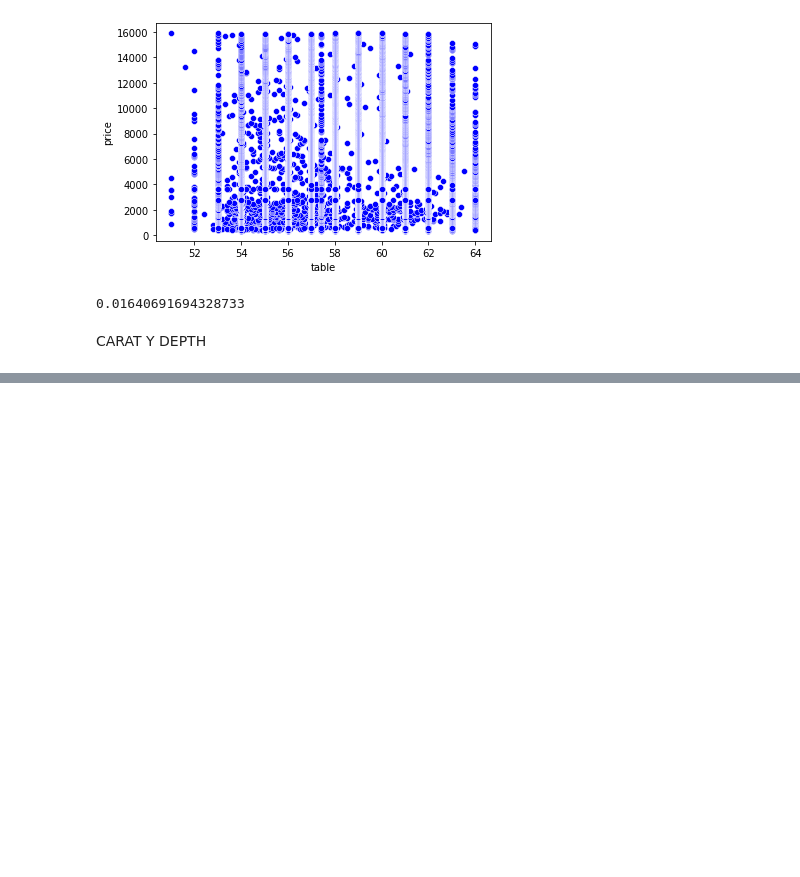
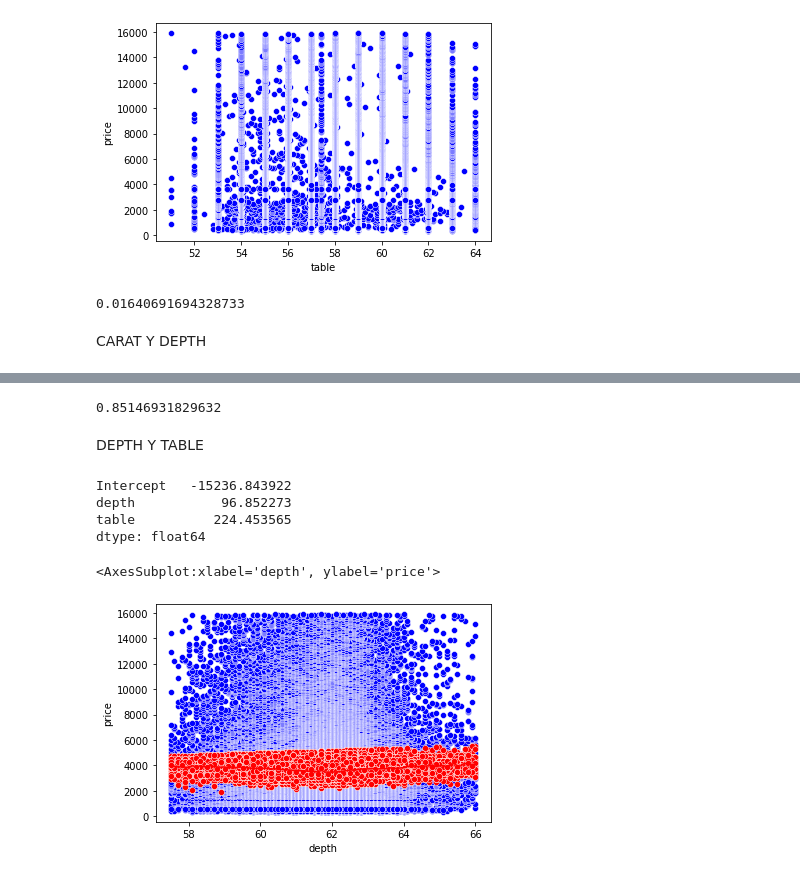
Before and after one commit to ElizabethCobos/Actividad1_gestion, a Jupyter notebook: TAREA 1.ipynb, the cells around one changed output, grey strips where cells are left out. Cells and saved outputs as stored; diff of their text form; code cells hidden in the pictures; blank space fills up the shorter version.

```diff
--- a/TAREA 1.ipynb
+++ b/TAREA 1.ipynb
@@ -410,0 +456,32 @@ sns.lineplot(x='depth', y='Predicciones', color="red", data=df4)
+# %%
+#Calculamos el coeficiente de correlación R
+correlacion_caratable= np.sqrt(0.725)
+print (correlacion_caratable)
+# %% [output]
+0.85146931829632
+# %% [markdown]
+DEPTH Y TABLE
+# %%
+#Definimos la función del modelo de predicción
+
+model_depthtable=smf.ols(formula="price~depth+table", data=df4).fit()
+print(model_depthtable.params)
+# %% [output]
+Intercept   -15236.843922
+depth           96.852273
+table          224.453565
+dtype: float64
+# %%
+#Agregamos la columna de predicción al dataframe
+Form= -15236.843922 + 96.8522736*df4['depth'] + 224.453565*df4['table']
+df4.insert(loc=0, column='Predicciones_depthtable', value=Form)
+#print (df4)
+# %%
+#Visualizamos la gráfica comparativa entre el total real y el total predecido
+
+sns.scatterplot(x='depth', y='price', color="blue", data=df4)
+sns.scatterplot(x='depth', y='Predicciones_depthtable', color="red", data=df4)
+sns.lineplot(x='depth', y='Predicciones_depthtable', color="red", data=df4)
+# %% [output]
+<AxesSubplot:xlabel='depth', ylabel='price'>
+[figure, added]
```
Also changed, not shown: parts of 22 cells of this notebook.
